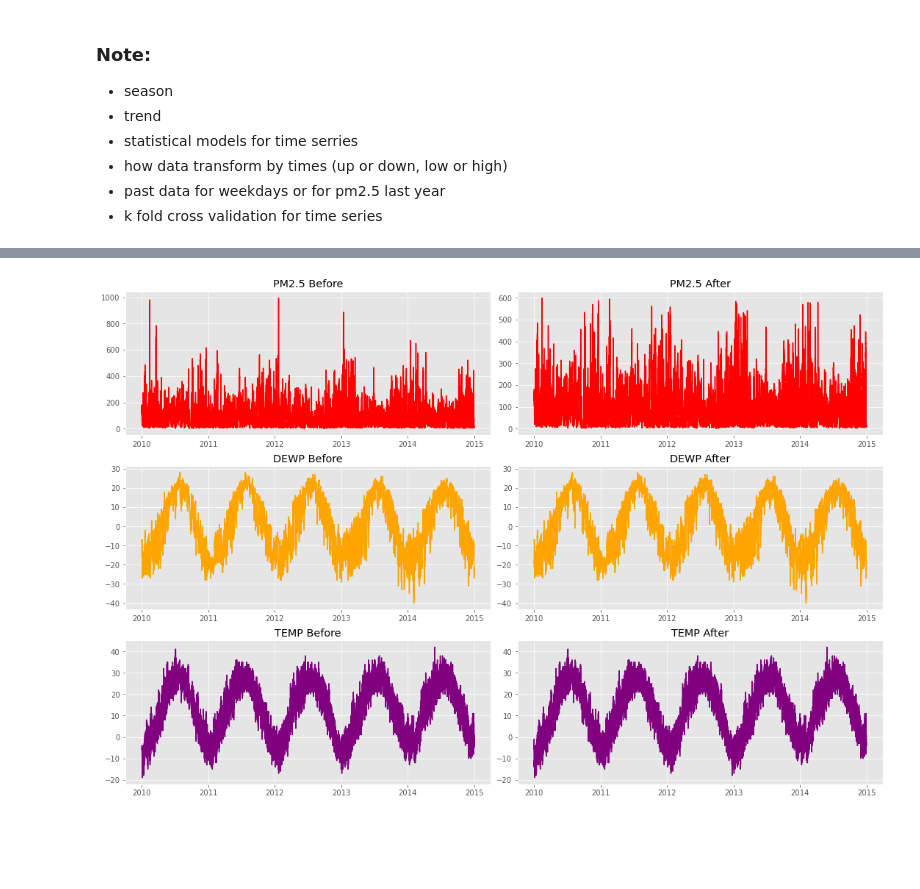
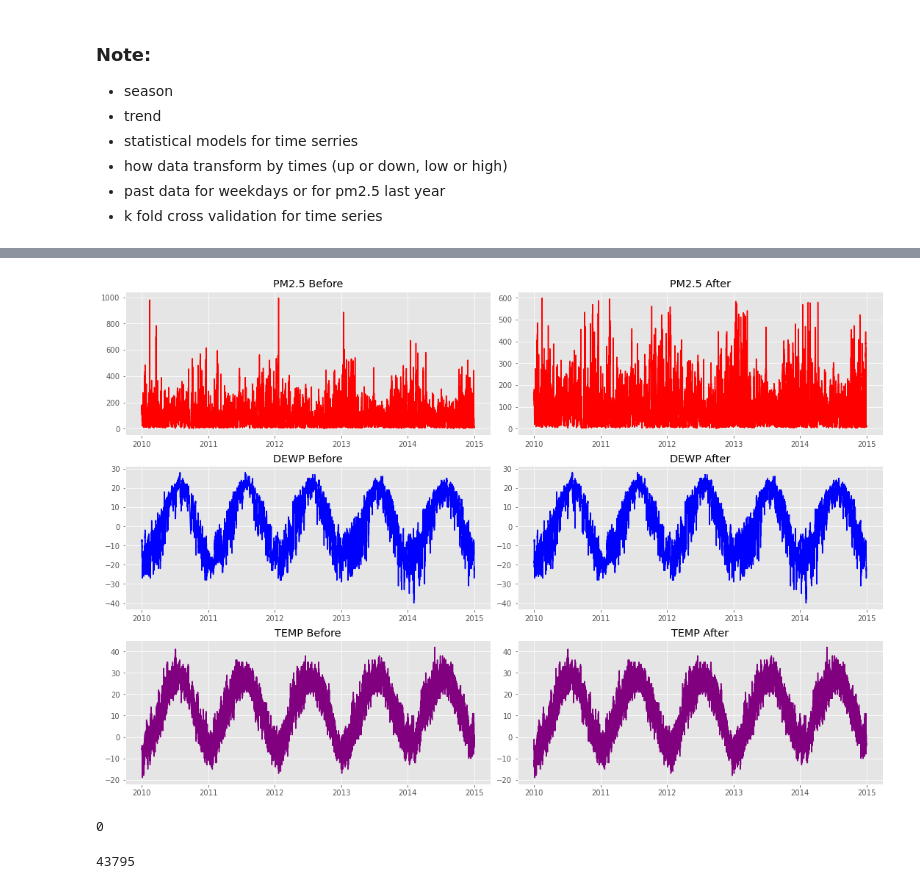
Before and after one commit to tuanio/pollution_prediction, a Jupyter notebook: code.ipynb, the cells around one changed output, grey strips where cells are left out. Saved outputs shown, nothing was run; the diff lists cells and outputs as text; code cells hidden in the pictures; blank space fills up the shorter version.

```diff
--- a/code.ipynb
+++ b/code.ipynb
@@ -303,7 +315,7 @@ make_plot('TEMP', 40)
 # %% [markdown]
 ### Use whole dataset for modeling, use for forecast
 # %%
-random_forest = RandomForestRegressor(n_estimators=1000, oob_score=True)
+random_forest = RandomForestRegressor(n_estimators=100, oob_score=True)
 random_forest.fit(X, y)
 random_forest.score(X, y)
 # %% [output]
@@ -407,24 +419,30 @@ df
 43795 rows × 30 columns
 # %%
 color1 = 'red'
-color2 = 'orange'
+color2 = 'blue'
 color3 = 'purple'
 
 fig, ax = plt.subplots(3, 2)
 ax[0, 0].plot(time_before, before[0](), color=color1)
 ax[0, 0].set_title('PM2.5 Before')
 ax[1, 0].plot(time_before, before[1](), color=color2)
 ax[1, 0].set_title('DEWP Before')
 ax[2, 0].plot(time_before, before[2](), color=color3)
 ax[2, 0].set_title('TEMP Before')
 
 ax[0, 1].plot(time_after, after[0](), color=color1)
 ax[0, 1].set_title('PM2.5 After')
 ax[1, 1].plot(time_after, after[1](), color=color2)
 ax[1, 1].set_title('DEWP After')
 ax[2, 1].plot(time_after, after[2](), color=color3)
 ax[2, 1].set_title('TEMP After')
 
+# fig.suptitle('Biểu đồ thể hiện bộ dữ liệu trước và sau khi xử lý', fontsize=30)
 fig.tight_layout(pad=0.8)
+plt.show()
 # %% [output]
-[figure, old version]
+[figure, new version]
+# %%
+df['pm2.5'].isna().sum()
+# %% [output]
+0
@@ -430,0 +453,4 @@ fig.tight_layout(pad=0.8)
+# %%
+df.shape[0]
+# %% [output]
+43795
```
Also changed, not shown: parts of 19 cells of this notebook.
